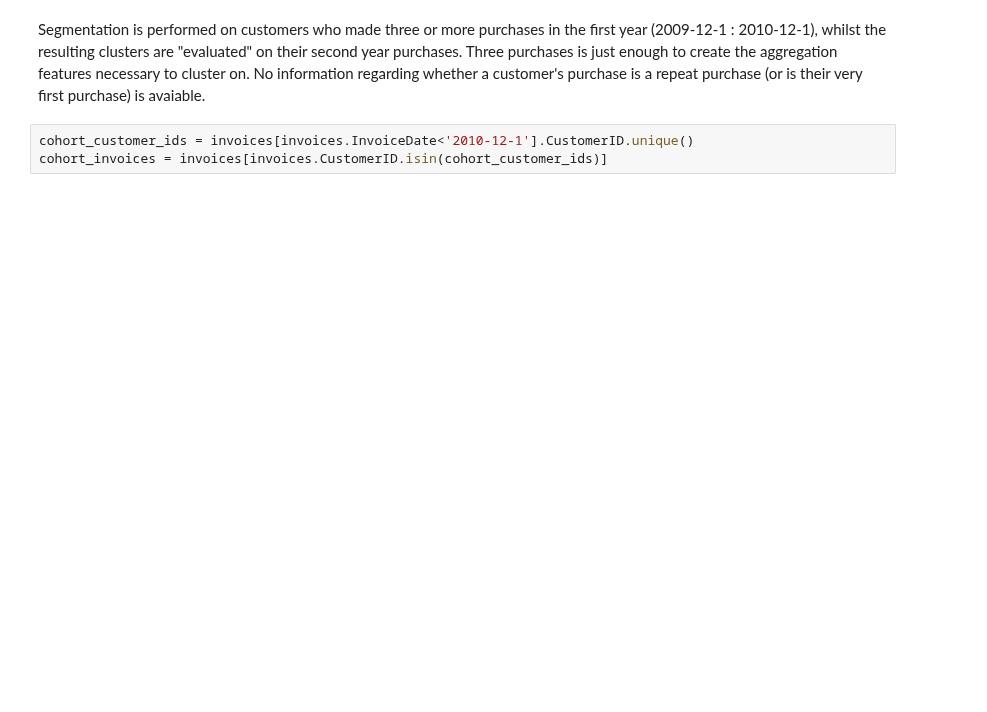
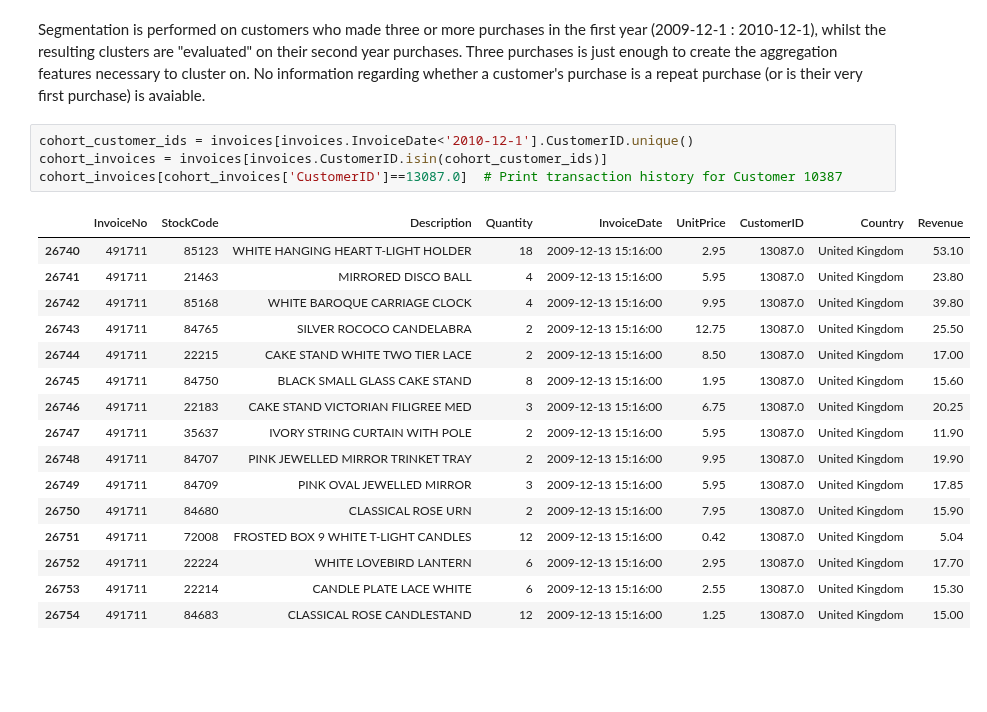
Before and after one commit to W-Tran/Online-Retail, a Jupyter notebook: clustering_daily.ipynb, the cells around one changed output. Drawn from its saved outputs; the diff is of its cells as text; blank space fills up the shorter version.

Commit message:
Print transaction history for a customer

```diff
--- a/clustering_daily.ipynb
+++ b/clustering_daily.ipynb
@@ -22,6 +23,24 @@ Segmentation is performed on customers who made three or more purchases in the f
 # %%
 cohort_customer_ids = invoices[invoices.InvoiceDate<'2010-12-1'].CustomerID.unique()
 cohort_invoices = invoices[invoices.CustomerID.isin(cohort_customer_ids)]
+cohort_invoices[cohort_invoices['CustomerID']==13087.0]  # Print transaction history for Customer 10387
+# %% [output]
+|  | InvoiceNo | StockCode | Description | Quantity | InvoiceDate | UnitPrice | CustomerID | Country | Revenue |
+| 26740 | 491711 | 85123 | WHITE HANGING HEART T-LIGHT HOLDER | 18 | 2009-12-13 15:16:00 | 2.95 | 13087.0 | United Kingdom | 53.10 |
+| 26741 | 491711 | 21463 | MIRRORED DISCO BALL | 4 | 2009-12-13 15:16:00 | 5.95 | 13087.0 | United Kingdom | 23.80 |
+| 26742 | 491711 | 85168 | WHITE BAROQUE CARRIAGE CLOCK | 4 | 2009-12-13 15:16:00 | 9.95 | 13087.0 | United Kingdom | 39.80 |
+| 26743 | 491711 | 84765 | SILVER ROCOCO CANDELABRA | 2 | 2009-12-13 15:16:00 | 12.75 | 13087.0 | United Kingdom | 25.50 |
+| 26744 | 491711 | 22215 | CAKE STAND WHITE TWO TIER LACE | 2 | 2009-12-13 15:16:00 | 8.50 | 13087.0 | United Kingdom | 17.00 |
+| 26745 | 491711 | 84750 | BLACK SMALL GLASS CAKE STAND | 8 | 2009-12-13 15:16:00 | 1.95 | 13087.0 | United Kingdom | 15.60 |
+| 26746 | 491711 | 22183 | CAKE STAND VICTORIAN FILIGREE MED | 3 | 2009-12-13 15:16:00 | 6.75 | 13087.0 | United Kingdom | 20.25 |
+| 26747 | 491711 | 35637 | IVORY STRING CURTAIN WITH POLE | 2 | 2009-12-13 15:16:00 | 5.95 | 13087.0 | United Kingdom | 11.90 |
+| 26748 | 491711 | 84707 | PINK JEWELLED MIRROR TRINKET TRAY | 2 | 2009-12-13 15:16:00 | 9.95 | 13087.0 | United Kingdom | 19.90 |
+| 26749 | 491711 | 84709 | PINK OVAL JEWELLED MIRROR | 3 | 2009-12-13 15:16:00 | 5.95 | 13087.0 | United Kingdom | 17.85 |
+| 26750 | 491711 | 84680 | CLASSICAL ROSE URN | 2 | 2009-12-13 15:16:00 | 7.95 | 13087.0 | United Kingdom | 15.90 |
+| 26751 | 491711 | 72008 | FROSTED BOX 9 WHITE T-LIGHT CANDLES | 12 | 2009-12-13 15:16:00 | 0.42 | 13087.0 | United Kingdom | 5.04 |
+| 26752 | 491711 | 22224 | WHITE LOVEBIRD LANTERN | 6 | 2009-12-13 15:16:00 | 2.95 | 13087.0 | United Kingdom | 17.70 |
+| 26753 | 491711 | 22214 | CANDLE PLATE LACE WHITE | 6 | 2009-12-13 15:16:00 | 2.55 | 13087.0 | United Kingdom | 15.30 |
+| 26754 | 491711 | 84683 | CLASSICAL ROSE CANDLESTAND | 12 | 2009-12-13 15:16:00 | 1.25 | 13087.0 | United Kingdom | 15.00 |
 # %% [markdown]
 <br>
 <br>
```
Also changed, not shown: parts of 1 cell of this notebook.
